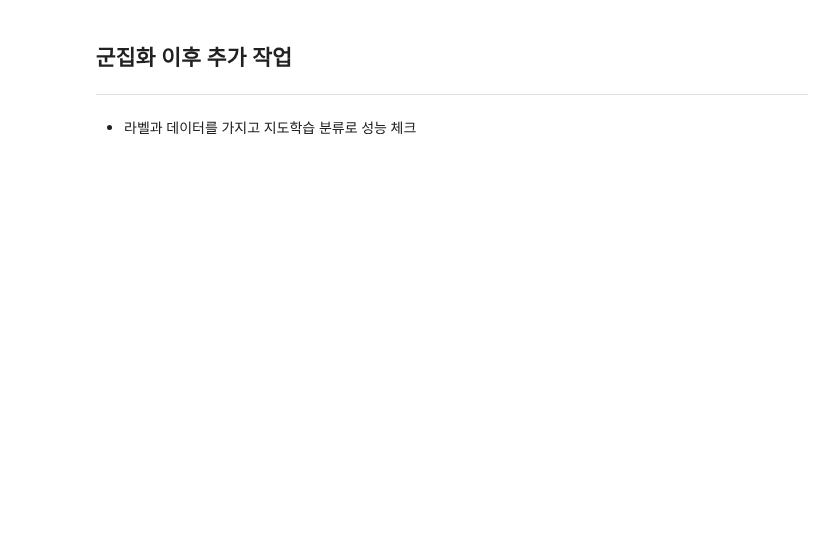
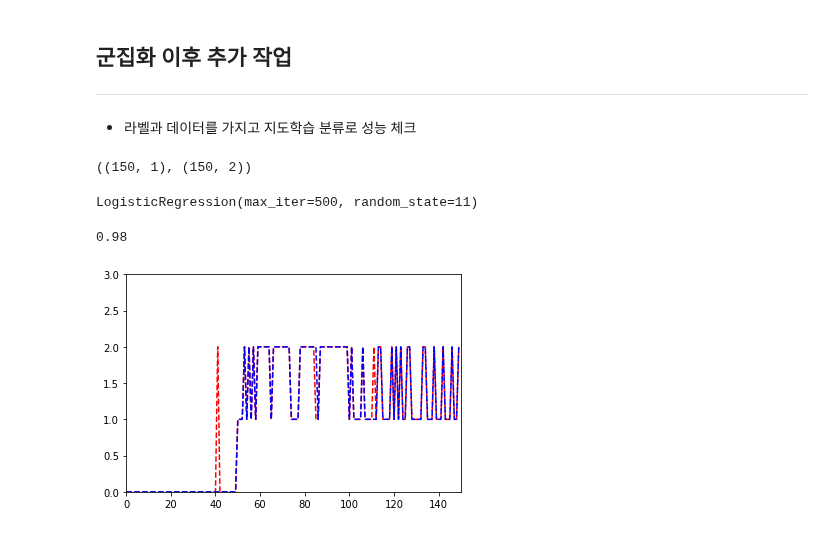
Before and after one commit to HoJin1014/KNU-BIGDATA-study, a Jupyter notebook: 2022.09.19/ex_kmeans_iris.ipynb, the cells around one changed output. Cells and saved outputs as stored; diff of their text form; code cells hidden in the pictures; blank space fills up the shorter version.

```diff
--- a/2022.09.19/ex_kmeans_iris.ipynb
+++ b/2022.09.19/ex_kmeans_iris.ipynb
@@ -112,0 +117,24 @@ silhouette_score(irisData, irisCluster.labels_, metric='euclidean')
+# %%
+# 군집화로 생성된 데이터
+target=irisCluster.labels_.reshape(-1, 1)
+target.shape, irisData.shape
+# %% [output]
+((150, 1), (150, 2))
+# %%
+lrModel=LogisticRegression(random_state=11, max_iter=500)
+lrModel.fit(irisData, irisCluster.labels_)
+# %% [output]
+LogisticRegression(max_iter=500, random_state=11)
+# %%
+pre_label=lrModel.predict(irisData)
+# %%
+lrModel.score(irisData, irisCluster.labels_)
+# %% [output]
+0.98
+# %%
+plt.plot(pre_label, 'r--')
+plt.plot(irisCluster.labels_, 'b--')
+plt.axis([0, 150, 0, 3])
+plt.show()
+# %% [output]
+[figure, added]
```
Also changed, not shown: parts of 9 cells of this notebook, 2 other files.
